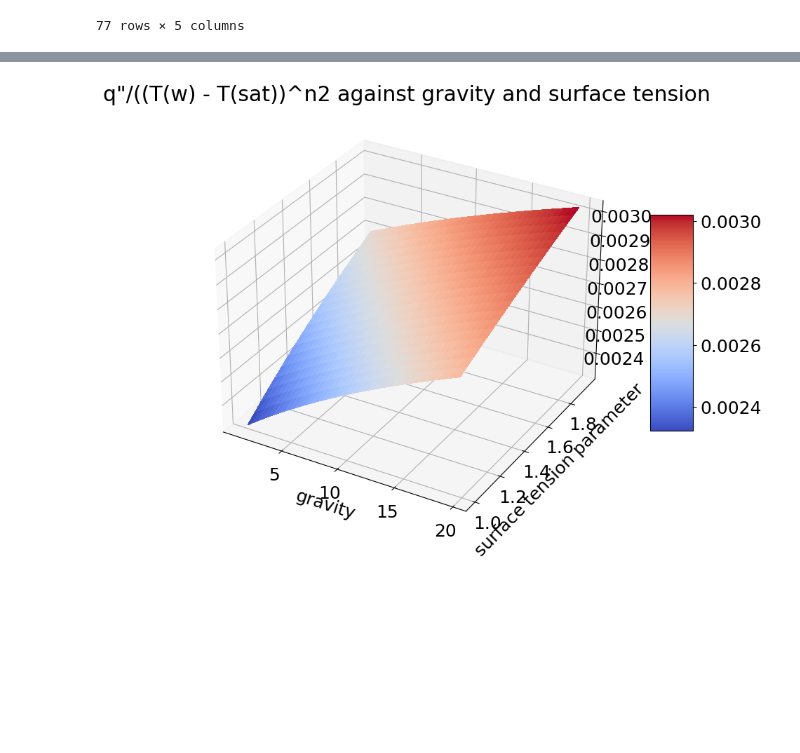
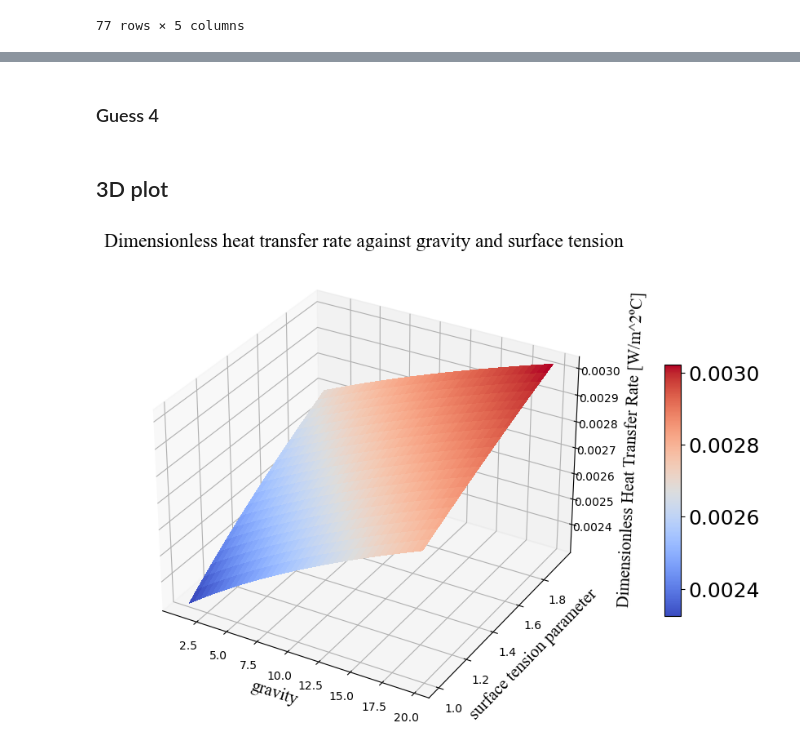
Before and after one commit to shawnkchan/ME249_P1, a Jupyter notebook: Projects/P1/Current/Task1.3.ipynb, the cells around one changed output, grey strips where cells are left out. Drawn from its saved outputs; the diff is of its cells as text; code cells hidden in the pictures; blank space fills up the shorter version.

Commit message:
refactor: changed plot styling;

```diff
--- a/Projects/P1/Current/Task1.3.ipynb
+++ b/Projects/P1/Current/Task1.3.ipynb
@@ -521,3 +561,7 @@ ydataDf
+# %% [markdown]
+### Guess 4
+# %% [markdown]
+## 3D plot
 # %%
 %matplotlib inline
 from mpl_toolkits.mplot3d import Axes3D
@@ -533,16 +577,22 @@ P = 10 #pressure in kPa
 # %%
 fig = plt.figure()
 ax = fig.gca(projection='3d')
+font_family = 'Times New Roman'
+title_font_size=17
+label_font_size=15
 X = numpy.arange(1,20,0.25) #g
 Y = numpy.arange(1,2,0.05) #gamma
 X, Y = numpy.meshgrid(X,Y)
 Z = n1 * ((X + n4 ** 9.81 * Y) ** n3) * (P ** n5)
 
 surf = ax.plot_surface(X, Y, Z, cmap=cm.coolwarm, linewidth=0, antialiased=False)
-fig.colorbar(surf, shrink=0.5, aspect=5)
-plt.xlabel('gravity')
-plt.ylabel('surface tension parameter')
-plt.title('q"/((T(w) - T(sat))^n2 against gravity and surface tension')
+fig.colorbar(surf, shrink=0.5, aspect=15, pad=0.1)
+plt.xlabel('gravity', fontsize=label_font_size, fontfamily=font_family)
+plt.ylabel('surface tension parameter', fontsize=label_font_size, fontfamily=font_family)
+ax.set_zlabel('Dimensionless Heat Transfer Rate [W/m^2ºC]',  fontsize=label_font_size, fontfamily=font_family, labelpad=10)
+
+plt.title('Dimensionless heat transfer rate against gravity and surface tension', fontsize=title_font_size, fontfamily=font_family)
+ax.tick_params(axis='both', which='major', labelsize=10)
 plt.show()
 # %% [output]
-[figure, old version]
+[figure, new version]
```
Also changed, not shown: parts of 11 cells of this notebook, 7 other files.
